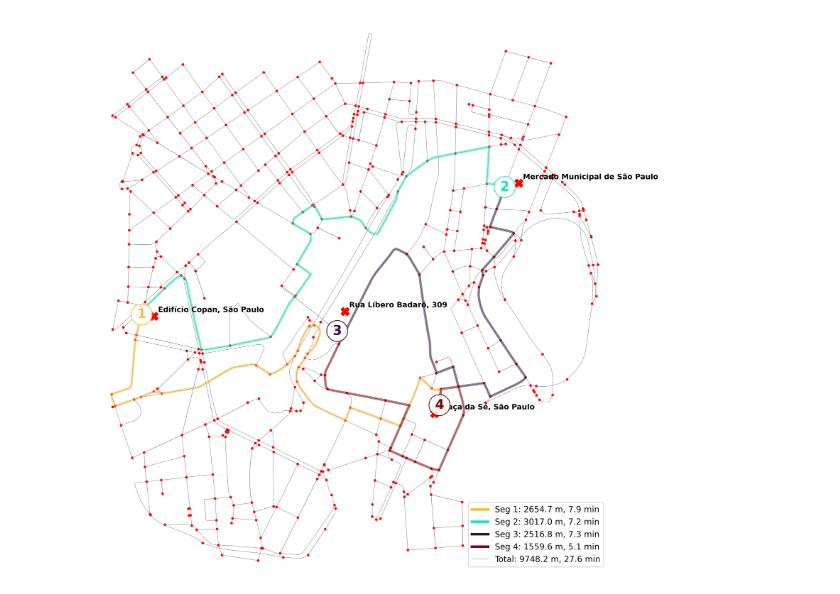
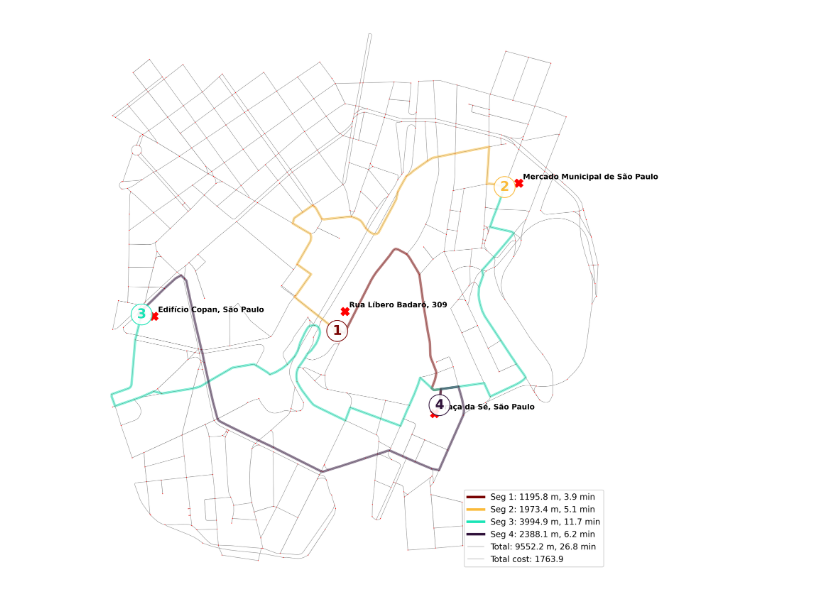
Before and after one commit to luizaaca/genetic_algorithm_tsp, a Jupyter notebook: route_finder_prototype_v2.ipynb, the cells around one changed output. Saved outputs shown, nothing was run; the diff lists cells and outputs as text; code cells hidden in the pictures.

```diff
--- a/route_finder_prototype_v2.ipynb
+++ b/route_finder_prototype_v2.ipynb
@@ -19,6 +19,9 @@ print(random_nodes)
+# %%
+rp = RP(g_proj)
+weight_function = rp.get_weight_function()
 # %%
-segments_info = compute_route_segments_info(g_proj, random_nodes, weight_function)
+segments_info = rp.compute_route_segments_info(random_nodes, weight_function, "priority")
 # %%
-plot_route_segments_info(g_proj, segments_info)
+rp.plot_route_segments_info(segments_info)
 # %% [output]
-[figure, old version]
+[figure, new version]
```
Also changed, not shown: parts of 2 cells of this notebook, 1 other file.
